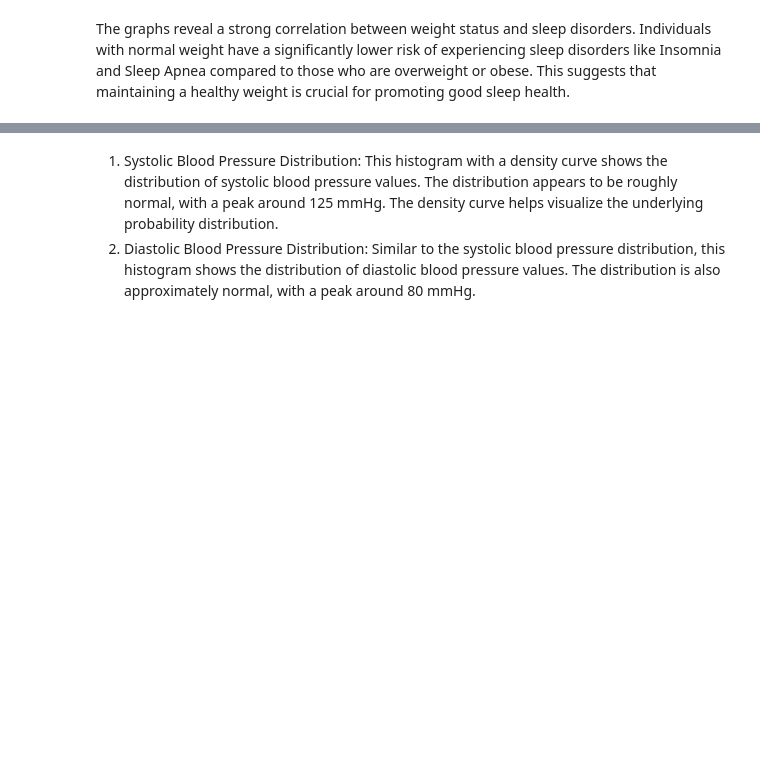
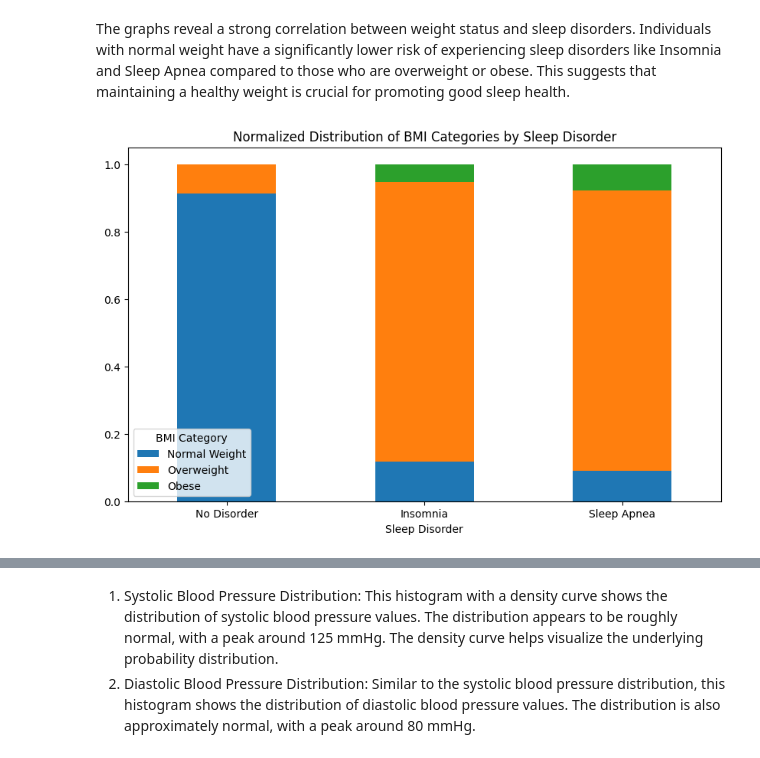
Before and after one commit to Leonnello/sleep-disorder-predictive-model, a Jupyter notebook: Final_Project_final.ipynb, the cells around one changed output, grey strips where cells are left out. Drawn from its saved outputs; the diff is of its cells as text; code cells hidden in the pictures; blank space fills up the shorter version.

```diff
--- a/Final_Project_final.ipynb
+++ b/Final_Project_final.ipynb
@@ -99,2 +191,13 @@ plt.show()
 # %% [markdown]
 The graphs reveal a strong correlation between weight status and sleep disorders. Individuals with normal weight have a significantly lower risk of experiencing sleep disorders like Insomnia and Sleep Apnea compared to those who are overweight or obese. This suggests that maintaining a healthy weight is crucial for promoting good sleep health.
+# %%
+#normalized
+bmi_norm = bmi_crosstab.div(bmi_crosstab.sum(1), axis = 0)
+
+#set graph visual params
+bmi_plot = bmi_norm.plot(kind='bar', stacked = True, title = 'Normalized Distribution of BMI Categories by Sleep Disorder')
+bmi_plot.legend(labels=['Normal Weight', 'Overweight','Obese'], title='BMI Category')
+bmi_plot.set_xticklabels(['No Disorder', 'Insomnia', 'Sleep Apnea'], rotation=0)
+plt.gcf().set_size_inches(10, 6)
+# %% [output]
+[figure, added]
```
Also changed, not shown: parts of 22 cells of this notebook.
